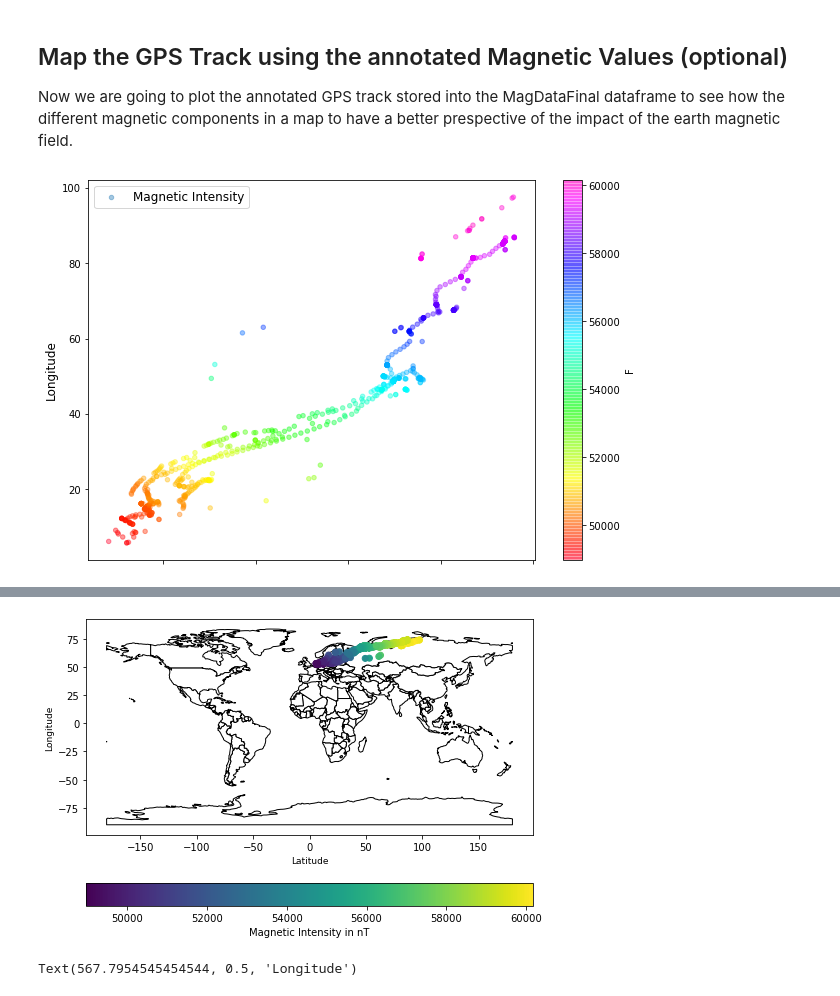
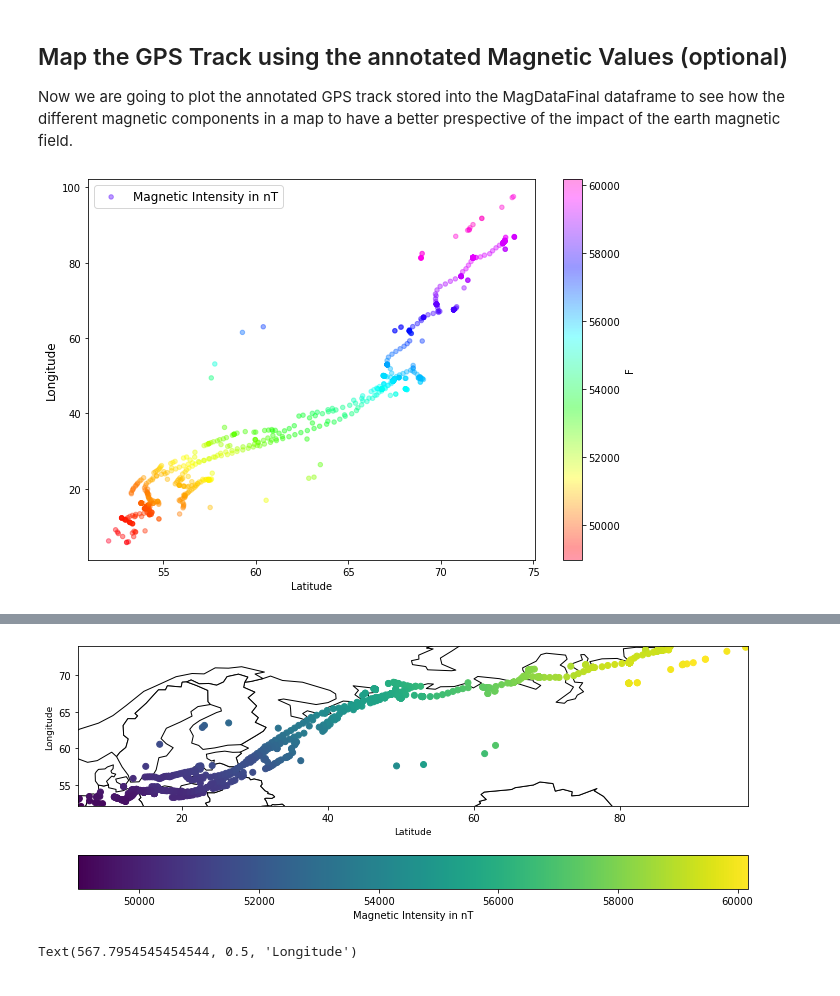
Before and after one commit to MagGeo/MagGeo, a Jupyter notebook: MagGeo - Parallel Mode.ipynb, the cells around one changed output, grey strips where cells are left out. Drawn from its saved outputs; the diff is of its cells as text; code cells hidden in the pictures.

```diff
--- a/MagGeo - Parallel Mode.ipynb
+++ b/MagGeo - Parallel Mode.ipynb
@@ -353,19 +396,19 @@ Now we are going to plot the annotated GPS track stored into the MagDataFinal da
 # %%
 import matplotlib.pyplot as plt
 
 ValidateDF.plot(kind="scatter", x="Latitude", y="Longitude",
-    label="Magnetic Intensity",
+    label="Magnetic Intensity in nT",
     c="F", cmap=plt.get_cmap("gist_rainbow"),
     colorbar=True, alpha=0.4, figsize=(10,7),
-    sharex=False
+    sharex=False #This is only needed to get the x-axis label working due to a current bug in pandas plot.
 )
 
 plt.ylabel("Longitude", fontsize=12)
 plt.xlabel("Latitude", fontsize=10)
 plt.legend(fontsize=12)
 plt.show()
 # %% [output]
-[figure, old version]
+[figure, new version]
 # %%
 import geopandas
 import geoplot
@@ -381,7 +424,11 @@ gdf.head()
 | 2014-09-08 07:14:00 | 70.685450 | 67.548317 | 0.337 | 55 | 355.980432 | 680.062802 | 1.190909 | 7086.091085 | ... |
 # %%
 world = geopandas.read_file(geopandas.datasets.get_path('naturalearth_lowres'))
-ax = world.plot(color='white', edgecolor='black', figsize = (8,6))
+ax = world.plot(color='white', edgecolor='black', figsize = (12,6))
+
+minx, miny, maxx, maxy = gdf.total_bounds
+ax.set_xlim(minx, maxx)
+ax.set_ylim(miny, maxy)
 
 # We can now plot our ``GeoDataFrame``.
 gdf.plot(ax=ax, column='F', legend=True,
@@ -392,7 +439,7 @@ plt.xlabel("Latitude", fontsize=9)
 
 plt.show()
 # %% [output]
-[figure, old version]
+[figure, new version]
 # %%
 fig, (ax1, ax2) = plt.subplots(ncols=2, figsize = (15,6))
 
```
Also changed, not shown: parts of 11 cells of this notebook, 6 other files.
